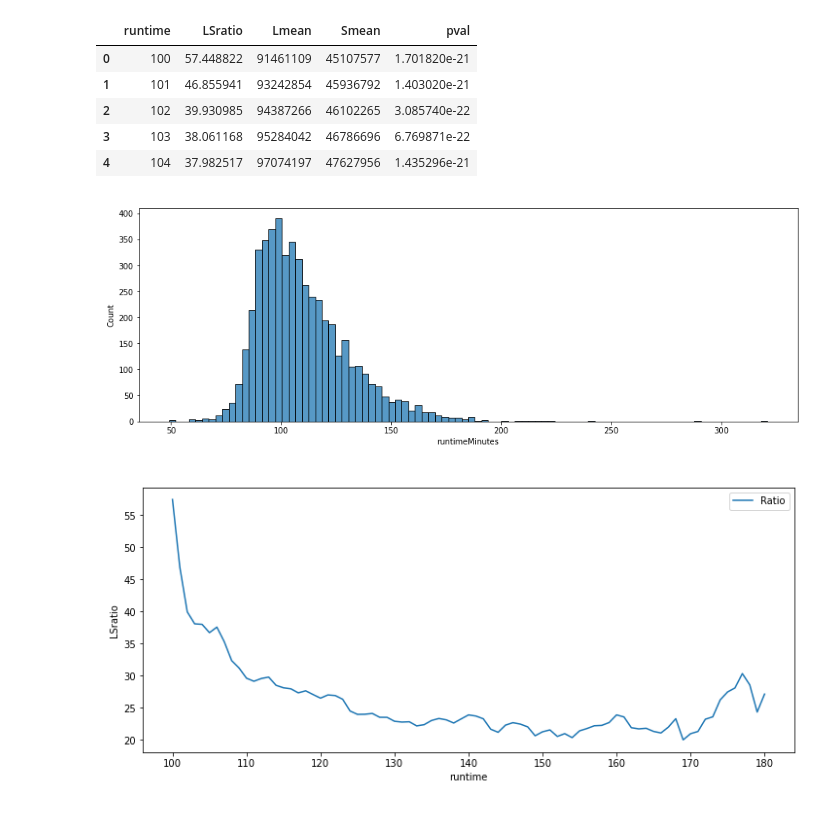
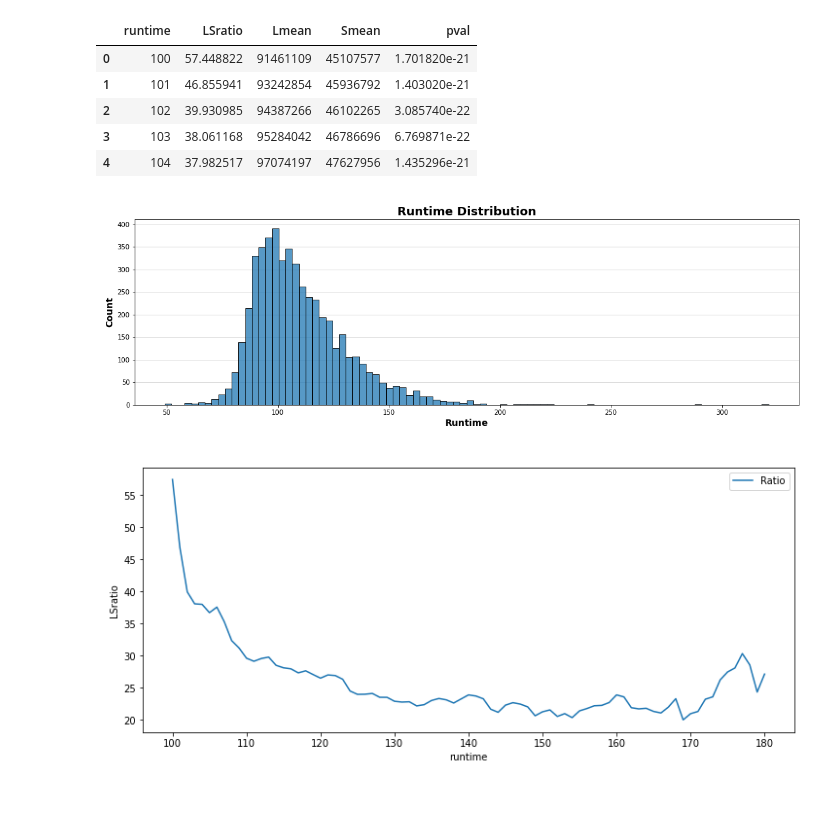
Before and after one commit to msmccann10/PP-movie-database-and-analysis, a Jupyter notebook: 03_Hypothesis_Testing.ipynb, the cells around one changed output. Drawn from its saved outputs; the diff is of its cells as text; code cells hidden in the pictures.

```diff
--- a/03_Hypothesis_Testing.ipynb
+++ b/03_Hypothesis_Testing.ipynb
@@ -638,7 +644,7 @@ Data columns (total 3 columns):
 dtypes: float64(1), int64(2)
 memory usage: 119.1 KB
 # %%
-df['long_movie'] = (df['runtimeMinutes'] > median).astype(int)
+df['long_movie'] = (df['runtimeMinutes'] > mean).astype(int)
 df = df.drop('year', axis = 1)
 df.head(2)
 # %% [output]
@@ -772,17 +778,17 @@ findrun.head()
 # %%
 runrev = df.copy()
 
-plt.figure(figsize = (15,5))
-sns.histplot(runrev, x = 'runtimeMinutes')
-ax.set_title('Rating Distribution', size = 18,weight = 'semibold')
-ax.set_xlabel('MPAA Rating', size = 14, weight = 'semibold')
+fig, ax = plt.subplots(figsize = (15,5))
+sns.histplot(runrev, x = 'runtimeMinutes', ax = ax)
+ax.set_title('Runtime Distribution', size = 18,weight = 'semibold')
+ax.set_xlabel('Runtime', size = 14, weight = 'semibold')
 ax.set_ylabel('Count', size = 14, weight = 'semibold')
 ax.grid(axis = 'y', alpha = .6)
 ax.set_axisbelow(True)
 fig.tight_layout()
 fig.savefig(f"images/runtime dist.png");
 # %% [output]
-[figure, old version]
+[figure, new version]
 # %%
 fig,ax = plt.subplots(figsize = (12,5))
 sns.lineplot(x=findrun['runtime'], y=findrun['LSratio'], label = 'Ratio')
```
Also changed, not shown: parts of 10 cells of this notebook, 7 other files.
